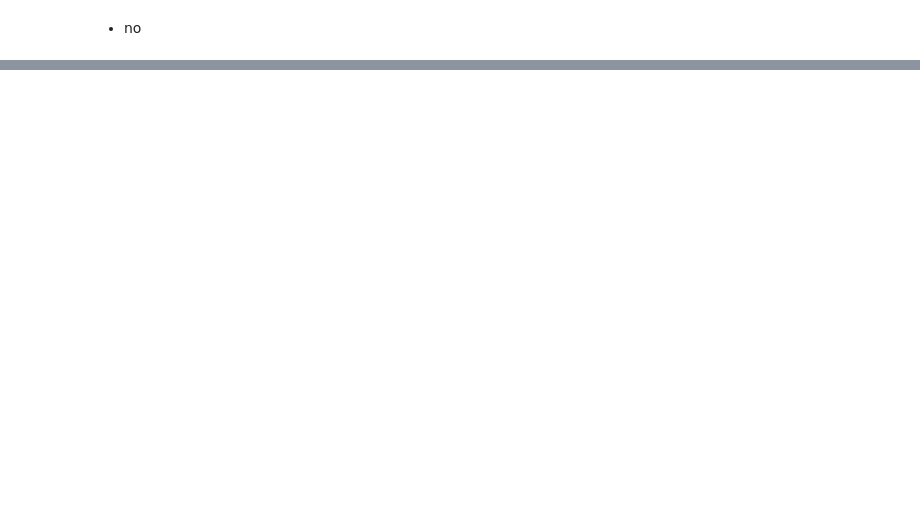
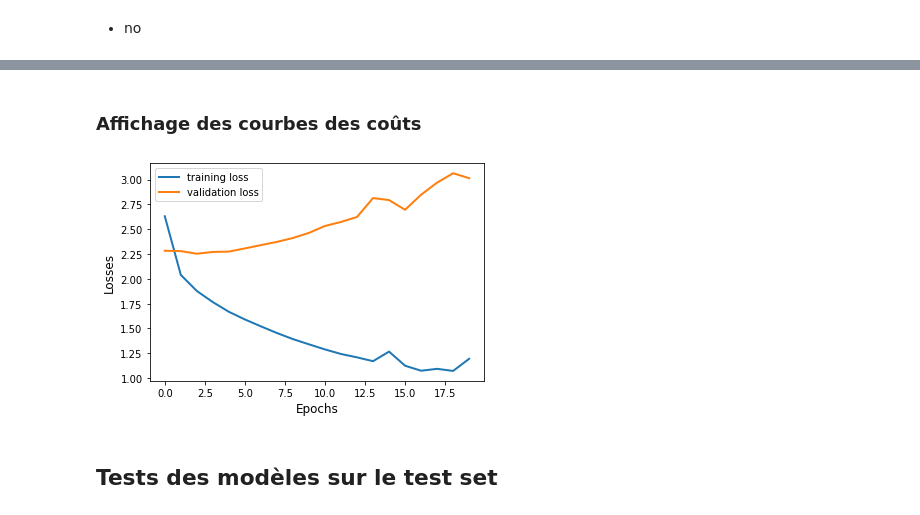
Before and after one commit to uvsq21800801/nn_simple_voice_commands, a Jupyter notebook: notebook/voice_control_nn.ipynb, the cells around one changed output, grey strips where cells are left out. Cells and saved outputs as stored; diff of their text form; code cells hidden in the pictures; blank space fills up the shorter version.

```diff
--- a/notebook/voice_control_nn.ipynb
+++ b/notebook/voice_control_nn.ipynb
@@ -348,0 +439,2 @@ train_data_loader = create_data_loader(vcd, 100)"""
+# %%
+optimizer = torch.optim.SGD(network.parameters(), lr=0.001)
@@ -348,0 +520,10 @@ train_data_loader = create_data_loader(vcd, 100)"""
+# %%
+# Emplacement de sauvegarde du meilleur modèle
+cwd = os.getcwd()
+best_path = os.path.join(cwd, 'best_modele.pt')
+# %%
+## Entrainement
+train_losses, val_losses = training(model=network, loss=loss, optimizer=optimizer,
+                                 train_dataloader=train_dataloader, val_dataloader=val_dataloader,
+                                 nb_epochs=20, best_path=best_path)
+### Peut nécessiter l'utilisation de Google Colab ou d'un GPU
@@ -348,0 +551,25 @@ train_data_loader = create_data_loader(vcd, 100)"""
+# %% [markdown]
+### Affichage des courbes des coûts
+# %%
+def plot_losses(train_losses, val_losses):
+  # Plot losses
+  plt.plot(range(len(train_losses)), train_losses,
+          linewidth=2.0,
+          label='training loss')
+
+  plt.plot(range(len(val_losses)), val_losses,
+          linewidth=2.0,
+          label='validation loss')
+
+  plt.xlabel("Epochs", size=12)
+  plt.ylabel("Losses", size=12)
+  plt.legend()
+
+  # plt.savefig('figures/losses.pdf')
+  plt.show()
+# %%
+plot_losses(train_losses, val_losses)
+# %% [output]
+[figure, added]
+# %% [markdown]
+## Tests des modèles sur le test set
```
Also changed, not shown: parts of 80 cells of this notebook.
